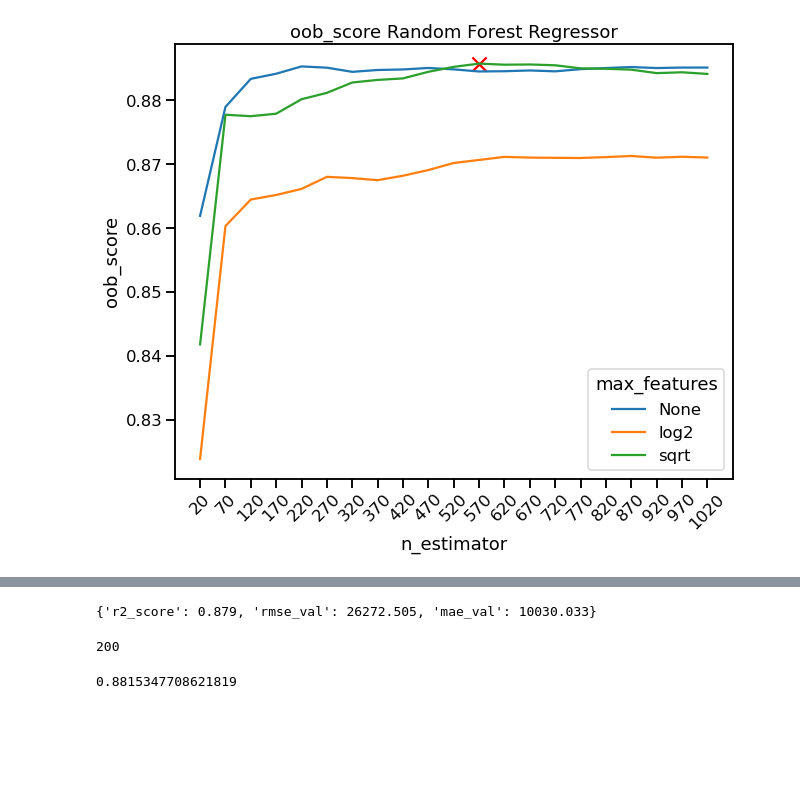
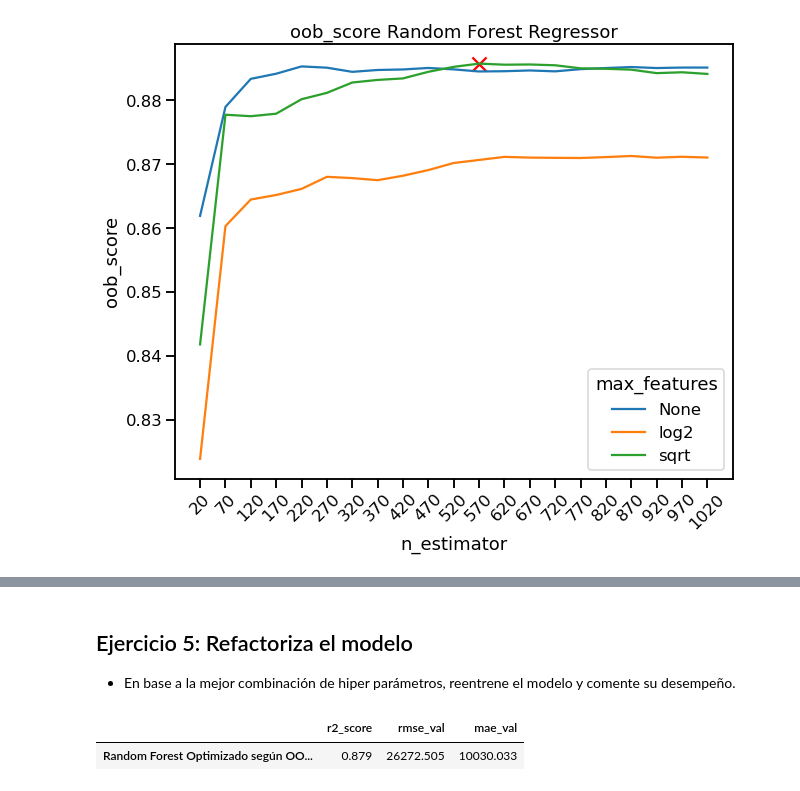
Before and after one commit to tomaspemora/desafio-latam-tareas-BA-TP, a Jupyter notebook: machine_learning/desafio_evaluado_4/desafio_4.ipynb, the cells around one changed output, grey strips where cells are left out. Cells and saved outputs as stored; diff of their text form; code cells hidden in the pictures; blank space fills up the shorter version.

```diff
--- a/machine_learning/desafio_evaluado_4/desafio_4.ipynb
+++ b/machine_learning/desafio_evaluado_4/desafio_4.ipynb
@@ -158,15 +166,12 @@ max_point.n_estimator.iloc[0]
+# %% [markdown]
+## Ejercicio 5: Refactoriza el modelo
+- En base a la mejor combinación de hiper parámetros, reentrene el modelo y comente
+su desempeño.
 # %%
 pipe_rf_final = Pipeline(steps=[('model', RandomForestRegressor(random_state=11238, oob_score=True, max_features=max_point.max_features.iloc[0], n_estimators=int(max_point.n_estimator.iloc[0])))])
 pipe_rf_final.fit(X_train, y_train)
 pipe_rf_final_scores = hp.report_regression_metrics(pipe_rf_final, X_test, y_test, metrics)
-pipe_rf_final_scores
+display(pd.DataFrame(pipe_rf_final_scores,index=pd.Series("Random Forest Optimizado según OOB_score")))
 # %% [output]
-{'r2_score': 0.879, 'rmse_val': 26272.505, 'mae_val': 10030.033}
+|  | r2_score | rmse_val | mae_val |
+| Random Forest Optimizado según OO... | 0.879 | 26272.505 | 10030.033 |
-# %%
-int('200')
-# %% [output]
-200
-# %%
-pipe_rf.named_steps.model.oob_score_
-# %% [output]
-0.8815347708621819
```
Also changed, not shown: parts of 22 cells of this notebook, 3 other files.
